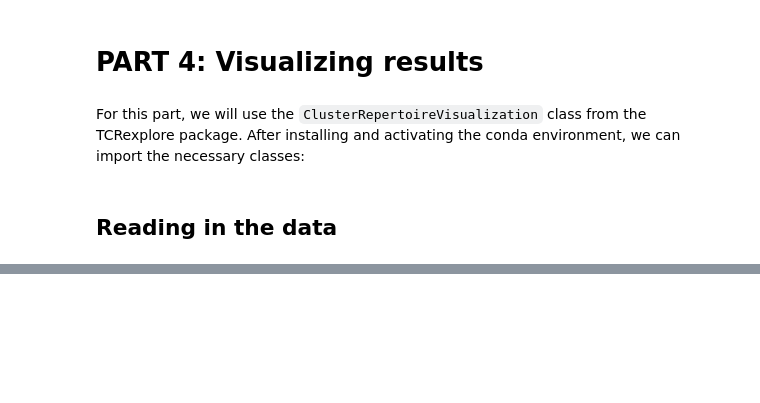
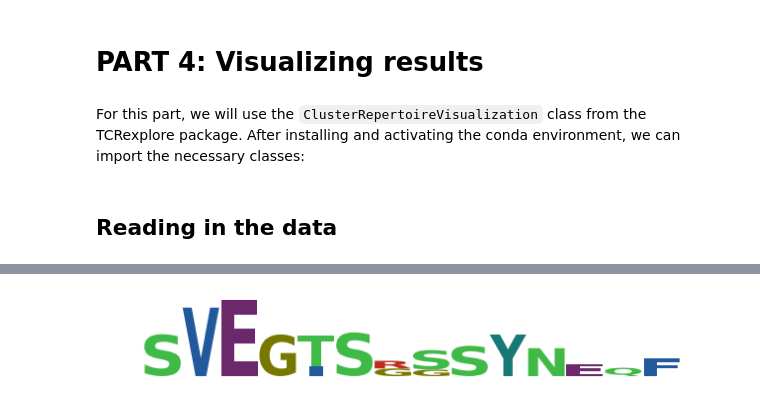
Before and after one commit to svalkiers/MMB_antigen_receptor_repertoire_tools, a Jupyter notebook: notebooks/part4_visualization.ipynb, the cells around one changed output, grey strips where cells are left out. Saved outputs shown, nothing was run; the diff lists cells and outputs as text; code cells hidden in the pictures; blank space fills up the shorter version.

```diff
--- a/notebooks/part4_visualization.ipynb
+++ b/notebooks/part4_visualization.ipynb
@@ -20,0 +86,8 @@ ClusterRepertoire.from_tcrex_result()
+# %%
+# get a cluster from the repertoire by id using .get:
+c = c_rep.get(5000)
+
+# plot
+c.plot_motif_logo(method="information")
+# %% [output]
+[figure, added]
```
Also changed, not shown: parts of 18 cells of this notebook.
